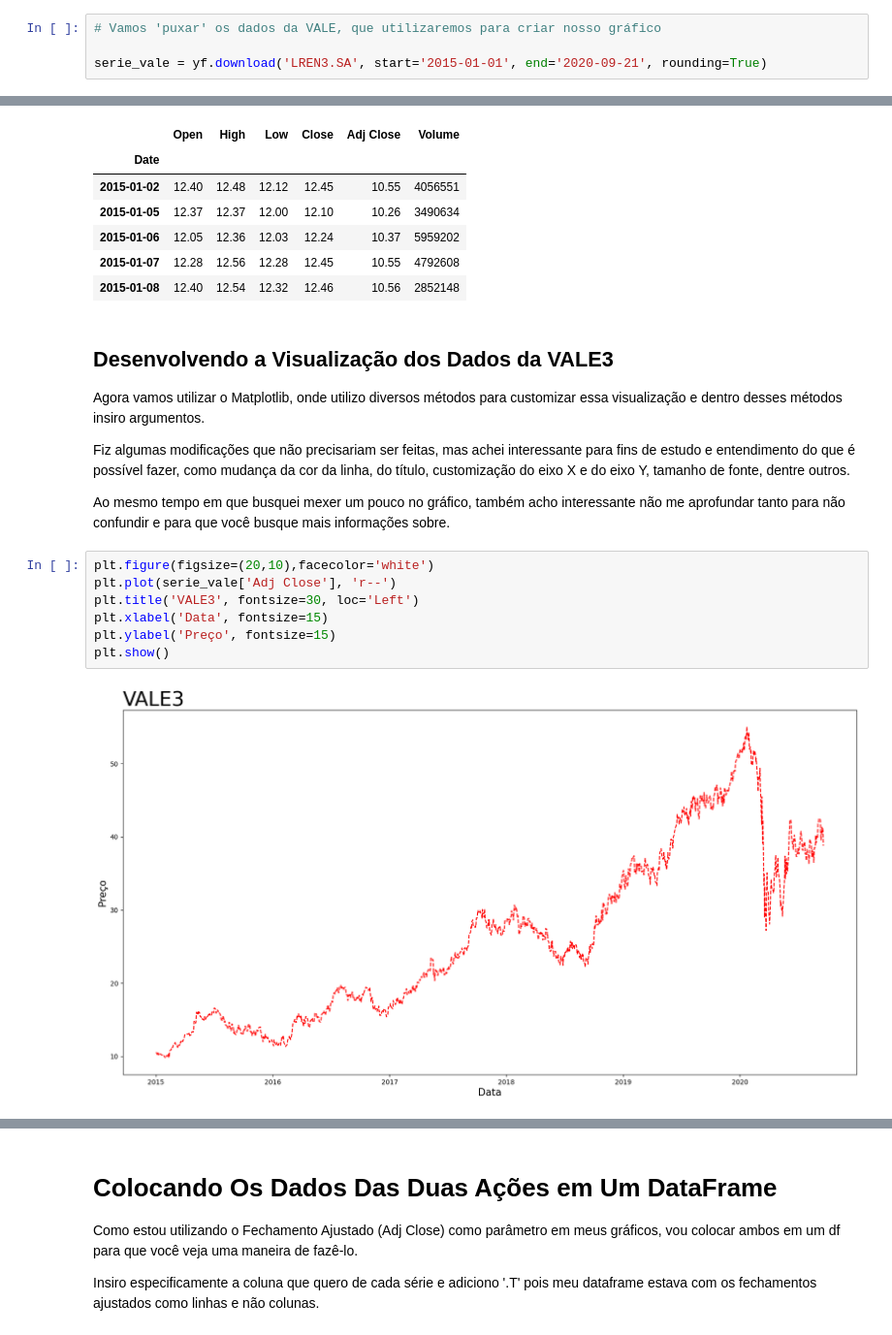
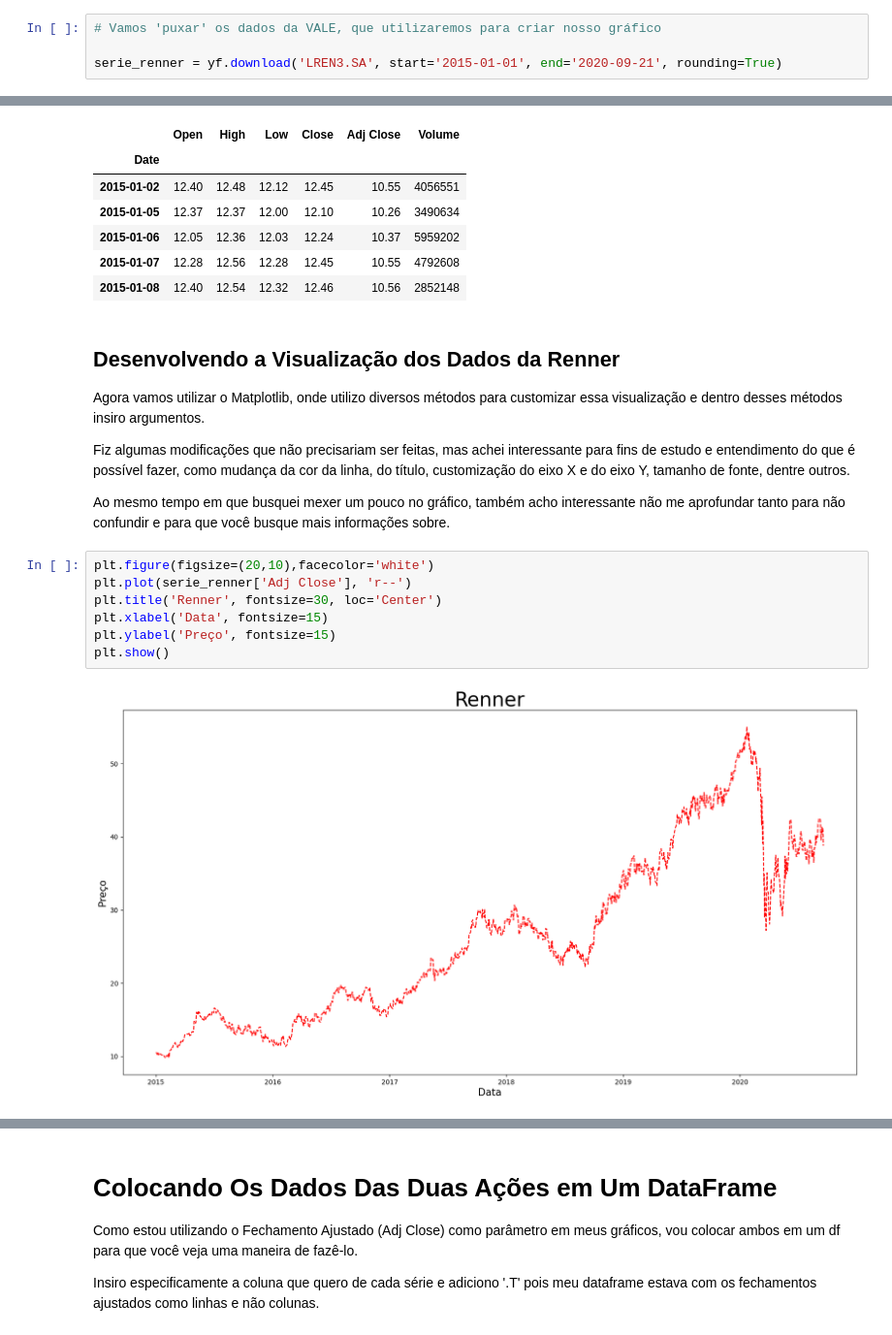
Before and after one commit to doblotoon/normalizacao-a-100, a Jupyter notebook: normalizacao-a-100.ipynb, the cells around one changed output, grey strips where cells are left out. Shown: that part at 97% size. Saved outputs shown, nothing was run; the diff lists cells and outputs as text.

```diff
--- a/normalizacao-a-100.ipynb
+++ b/normalizacao-a-100.ipynb
@@ -45,7 +45,7 @@ Um outro método poderia ser utilizando uma função do numpy (np.round) onde po
 # %%
 # Vamos 'puxar' os dados da VALE, que utilizaremos para criar nosso gráfico
 
-serie_vale = yf.download('LREN3.SA', start='2015-01-01', end='2020-09-21', rounding=True)
+serie_renner = yf.download('LREN3.SA', start='2015-01-01', end='2020-09-21', rounding=True)
 # %% [output]
 [*********************100%%**********************]  1 of 1 completed
 # %%
@@ -66,7 +66,7 @@ serie_vale.head(5)
 | 2015-01-07 | 12.28 | 12.56 | 12.28 | 12.45 | 10.55 | 4792608 |
 | 2015-01-08 | 12.40 | 12.54 | 12.32 | 12.46 | 10.56 | 2852148 |
 # %% [markdown]
-## Desenvolvendo a Visualização dos Dados da VALE3
+## Desenvolvendo a Visualização dos Dados da Renner
 
 Agora vamos utilizar o Matplotlib, onde utilizo diversos métodos para customizar essa visualização e dentro desses métodos insiro argumentos.
 
@@ -75,13 +75,13 @@ Fiz algumas modificações que não precisariam ser feitas, mas achei interessan
 Ao mesmo tempo em que busquei mexer um pouco no gráfico, também acho interessante não me aprofundar tanto para não confundir e para que você busque mais informações sobre.
 # %%
 plt.figure(figsize=(20,10),facecolor='white')
-plt.plot(serie_vale['Adj Close'], 'r--')
-plt.title('VALE3', fontsize=30, loc='Left')
+plt.plot(serie_renner['Adj Close'], 'r--')
+plt.title('Renner', fontsize=30, loc='Center')
 plt.xlabel('Data', fontsize=15)
 plt.ylabel('Preço', fontsize=15)
 plt.show()
 # %% [output]
-[figure, old version]
+[figure, new version]
 # %% [markdown]
 ## Indo Um Pouco Além: Normalização a 100
 
```
Also changed, not shown: parts of 13 cells of this notebook, 1 other file.
